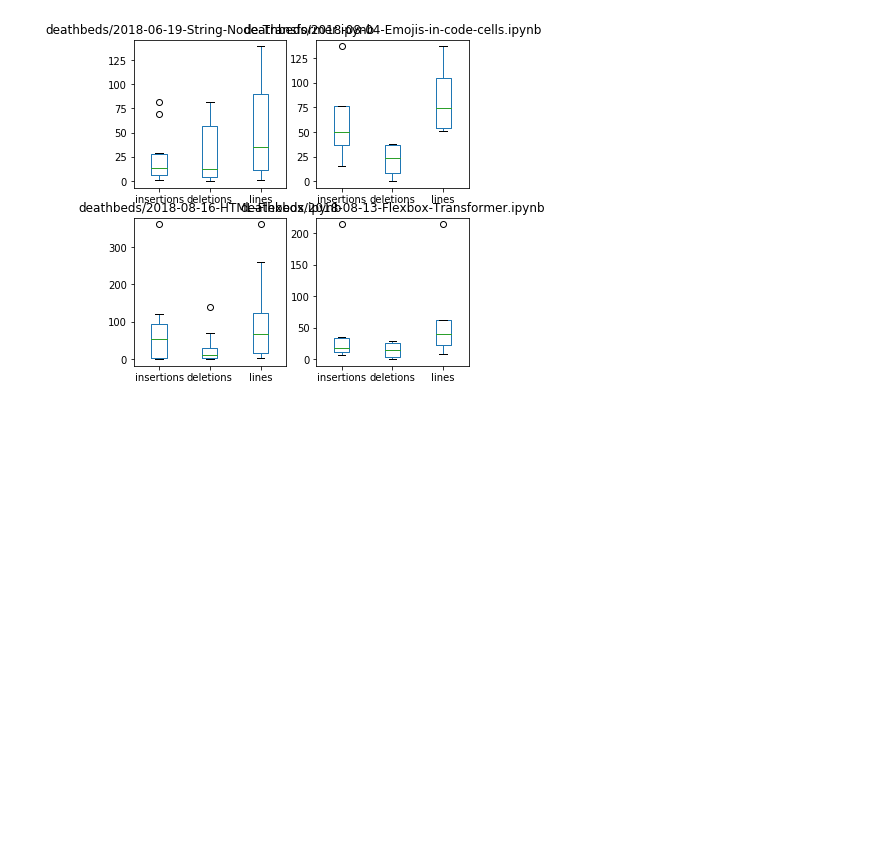
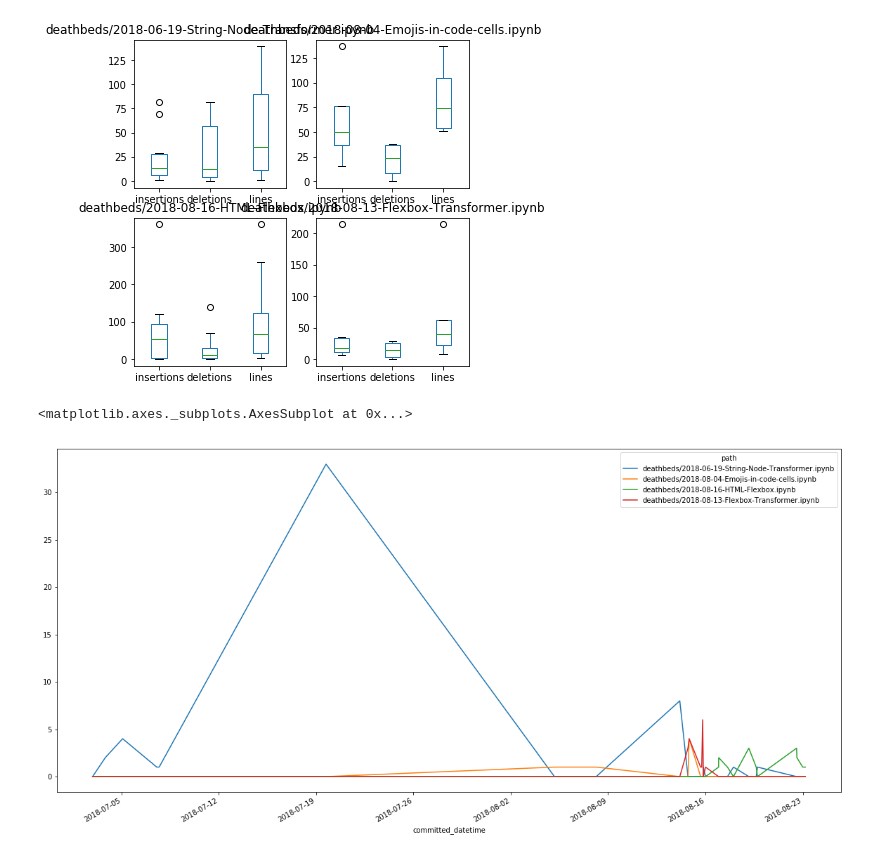
Before and after one commit to deathbeds/deathbeds.github.io, a Jupyter notebook: deathbeds/2018-08-29-Coincident-notebooks.ipynb, the cells around one changed output. Drawn from its saved outputs; the diff is of its cells as text; code cells hidden in the pictures; blank space fills up the shorter version.

Commit message:
add another plot over time of notebook changes

```diff
--- a/deathbeds/2018-08-29-Coincident-notebooks.ipynb
+++ b/deathbeds/2018-08-29-Coincident-notebooks.ipynb
@@ -24,7 +24,13 @@ changes = df.stats.drop_duplicates().apply(
 # %%
 from matplotlib.pyplot import *
 # %%
-for i, path in enumerate(df.path.drop_duplicates()): changes[path].plot.box(
+paths = df.path.drop_duplicates()
+for i, path in enumerate(paths): changes[path].plot.box(
     title=path, ax=subplot(2,2,i+1), figsize=(6,6))
 # %% [output]
 [figure]
+# %%
+changes.swaplevel(1,0,1)['lines'].fillna(0).gt(0).apply(lambda x: x*sum(x), axis=1)[paths].plot(figsize=(20,10))
+# %% [output]
+<matplotlib.axes._subplots.AxesSubplot at 0x...>
+[figure, added]
```
